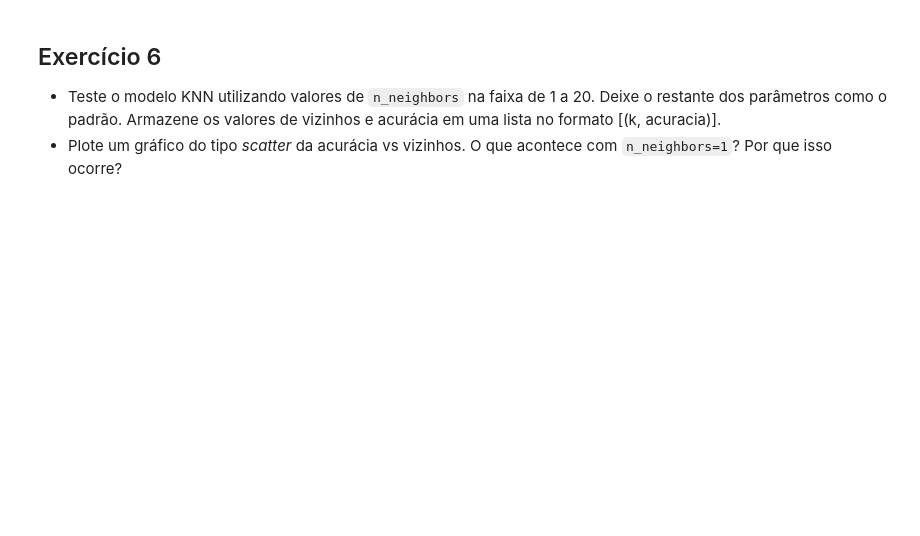
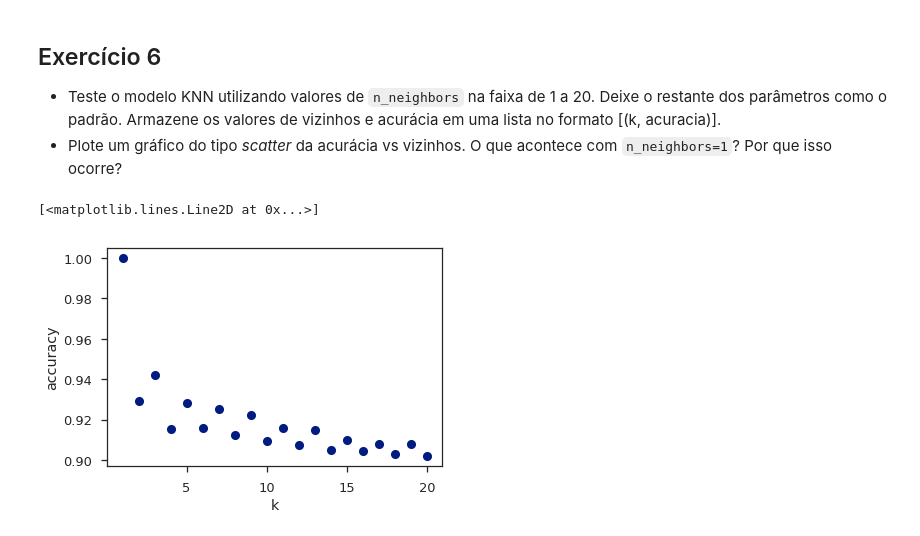
Before and after one commit to Leobertucci/UFABC-ML-2018, a Jupyter notebook: Supervised_Learning_and_K_Nearest_Neighbors.ipynb, the cells around one changed output. Cells and saved outputs as stored; diff of their text form; code cells hidden in the pictures; blank space fills up the shorter version.

```diff
--- a/Supervised_Learning_and_K_Nearest_Neighbors.ipynb
+++ b/Supervised_Learning_and_K_Nearest_Neighbors.ipynb
@@ -106,0 +138,10 @@ def accuracy(real, predict):
+# %%
+def accuracy(real, predict):
+    corretos = 0
+    for i in range(0,len(real)):
+        if(real[i]==predict[i]):
+            corretos+=1
+
+    return corretos/len(real)
+
+accuracy(y_data,knn.predict(X_data))
@@ -111,3 +154,10 @@ def accuracy(real, predict):
 * Repita a aplicação do modelo com `n_neighbors=3`, `weights=uniform` e `p=1` para utilizar a distância de Manhattan. Verifique os resultados.
 
 Quando as distâncias ponderadas são utilizadas para a parte 1 dessa questão, vocês obterão acurácia de 1.0. Por que isso ocorre? *Dica:* o KNN usa diretamente os dados para fazer a predição.
+# %%
+knnD = KNeighborsClassifier(n_neighbors=3,
+                           weights='distance',
+                           metric='minkowski',
+                           p=2)
+knnD.fit(X_data, y_data)
+print(accuracy(y_data,knnD.predict(X_data)))
@@ -113,0 +166,7 @@ Quando as distâncias ponderadas são utilizadas para a parte 1 dessa questão,
+# %%
+knnM = KNeighborsClassifier(n_neighbors=3,
+                           weights='uniform',
+                           metric='manhattan',
+                           p=1)
+knnM.fit(X_data, y_data)
+print(accuracy(y_data,knnM.predict(X_data)))
@@ -121,12 +182,9 @@ score_list = list()
 
 '''escreva no bloco abaixo'''
 
-
-
-
-
-
-
+for k in range(1,21):
+    knn.n_neighbors=k
+    score_list.append((k,accuracy(y_data,knn.predict(X_data))))
 
 '''fim do código'''
 
@@ -134,10 +192,15 @@ score_df = pd.DataFrame(score_list, columns=['k', 'accuracy'])
 # %%
 # Import libraries to make the plot
 
 import matplotlib.pyplot as plt
 import seaborn as sns
 
-%matplotlib inline
+fig,ax = plt.subplots()
+ax.set(xlabel='k', ylabel='accuracy')
+plt.plot(score_df.k,score_df.accuracy,ls='',marker = 'o')
+# %% [output]
+[<matplotlib.lines.Line2D at 0x...>]
+[figure, added]
 # %%
 sns.set_context('talk')
 sns.set_style('ticks')
```
Also changed, not shown: parts of 11 cells of this notebook.
